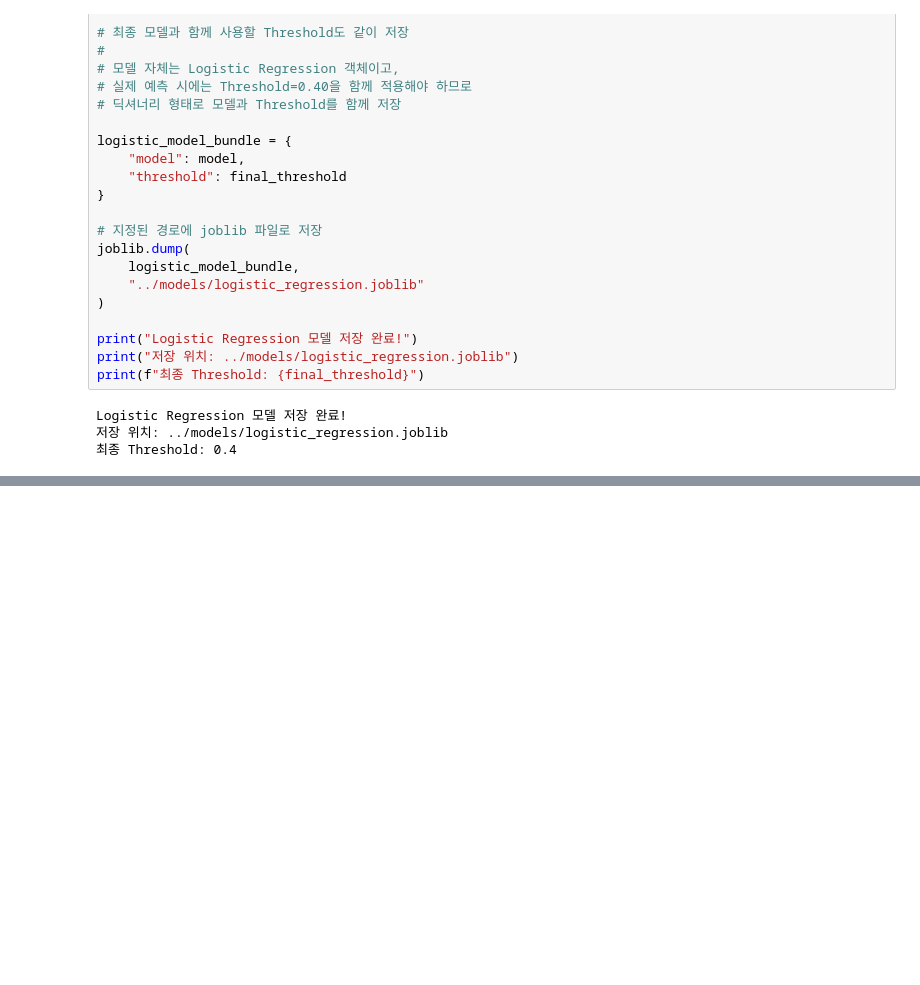
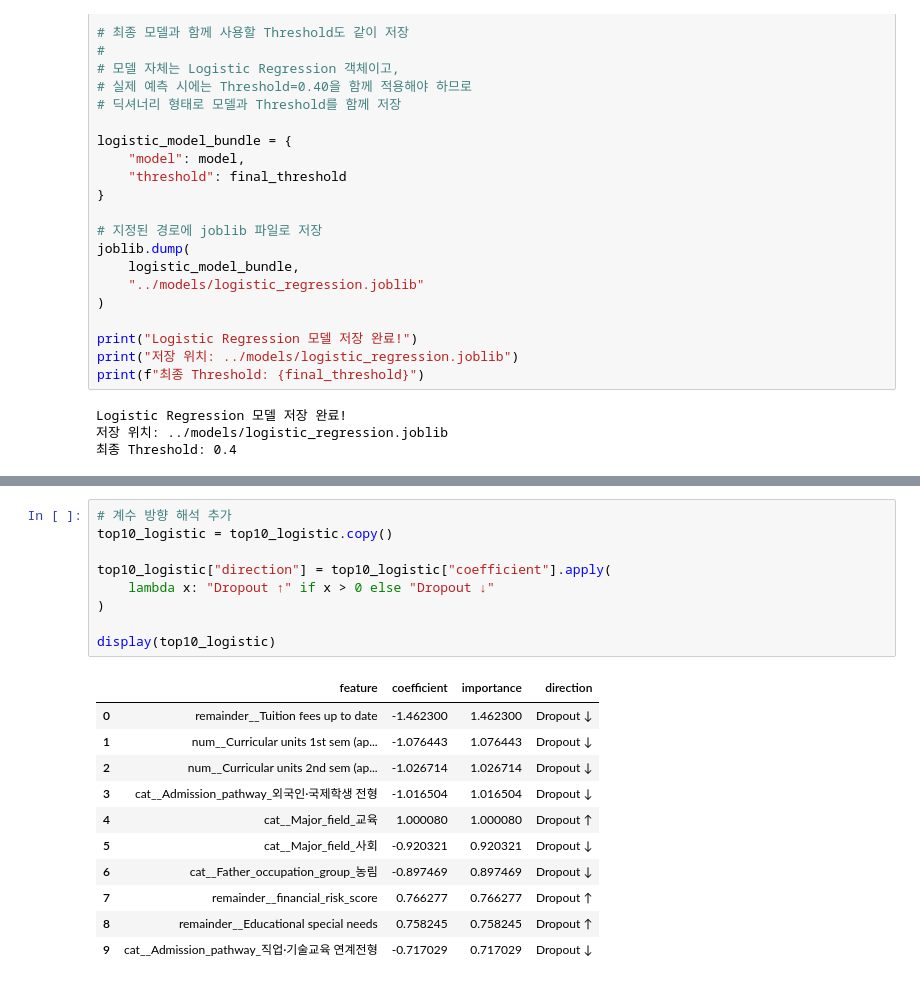
Before and after one commit to SKNETWORKS-FAMILY-AICAMP/SKN35-2nd-1Team, a Jupyter notebook: notebooks/modeling_logistic_regression.ipynb, the cells around one changed output, grey strips where cells are left out. Cells and saved outputs as stored; diff of their text form; blank space fills up the shorter version.

```diff
--- a/notebooks/modeling_logistic_regression.ipynb
+++ b/notebooks/modeling_logistic_regression.ipynb
@@ -841,0 +899,21 @@ model_results
+# %%
+# 계수 방향 해석 추가
+top10_logistic = top10_logistic.copy()
+
+top10_logistic["direction"] = top10_logistic["coefficient"].apply(
+    lambda x: "Dropout ↑" if x > 0 else "Dropout ↓"
+)
+
+display(top10_logistic)
+# %% [output]
+|  | feature | coefficient | importance | direction |
+| 0 | remainder__Tuition fees up to date | -1.462300 | 1.462300 | Dropout ↓ |
+| 1 | num__Curricular units 1st sem (ap... | -1.076443 | 1.076443 | Dropout ↓ |
+| 2 | num__Curricular units 2nd sem (ap... | -1.026714 | 1.026714 | Dropout ↓ |
+| 3 | cat__Admission_pathway_외국인·국제학생 전형 | -1.016504 | 1.016504 | Dropout ↓ |
+| 4 | cat__Major_field_교육 | 1.000080 | 1.000080 | Dropout ↑ |
+| 5 | cat__Major_field_사회 | -0.920321 | 0.920321 | Dropout ↓ |
+| 6 | cat__Father_occupation_group_농림 | -0.897469 | 0.897469 | Dropout ↓ |
+| 7 | remainder__financial_risk_score | 0.766277 | 0.766277 | Dropout ↑ |
+| 8 | remainder__Educational special needs | 0.758245 | 0.758245 | Dropout ↑ |
+| 9 | cat__Admission_pathway_직업·기술교육 연계전형 | -0.717029 | 0.717029 | Dropout ↓ |
```
Also changed, not shown: parts of 6 cells of this notebook, 5 other files.
